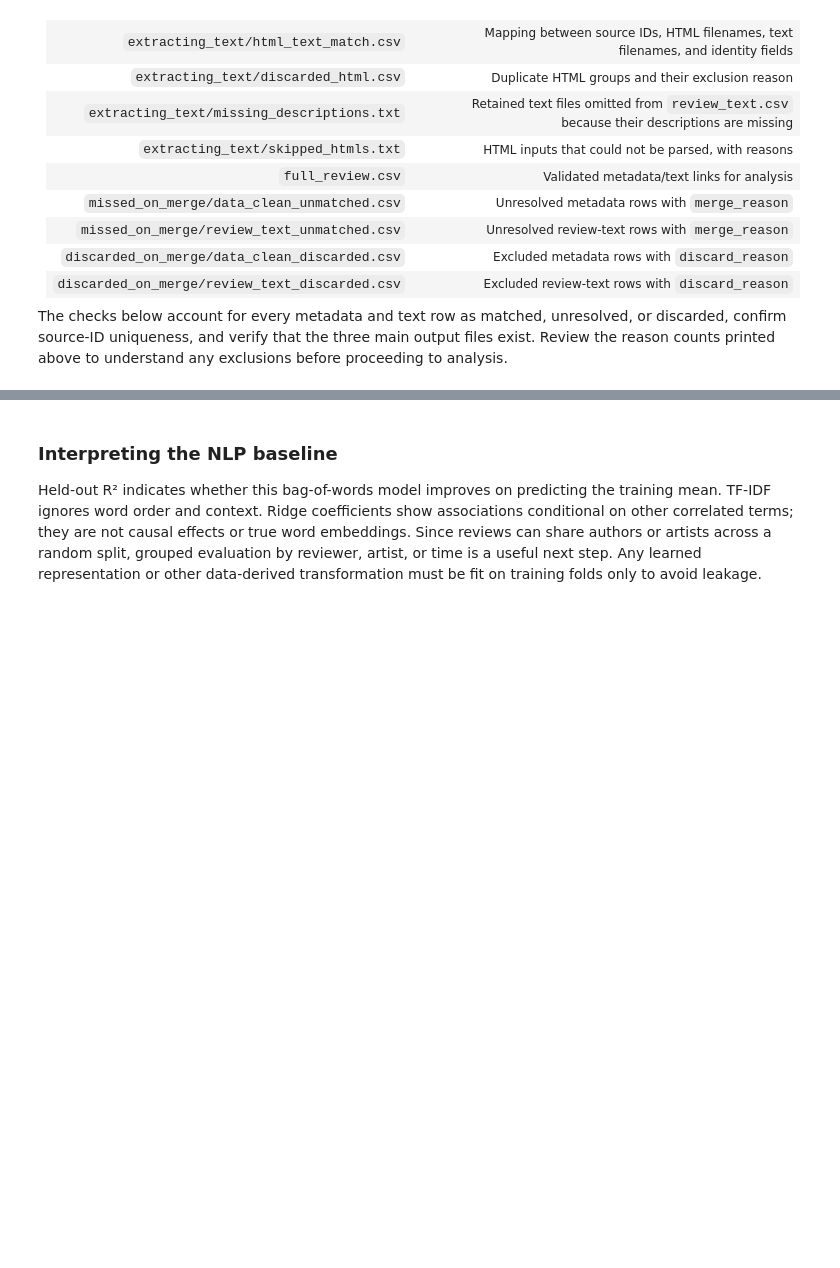
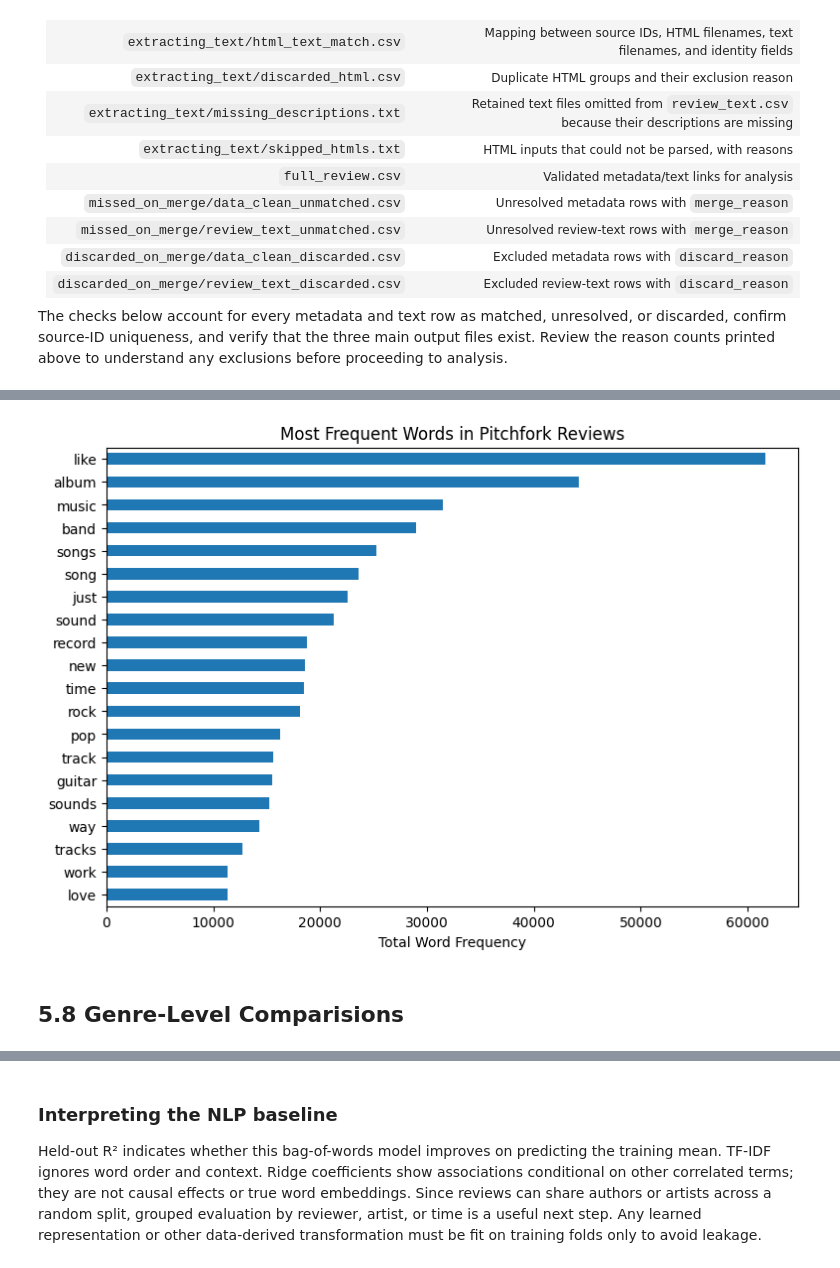
Before and after one commit to Oneplus-2997/objectively-reviewed-cos424, a Jupyter notebook: main_notebook.ipynb, the cells around one changed output, grey strips where cells are left out. Drawn from its saved outputs; the diff is of its cells as text; code cells hidden in the pictures; blank space fills up the shorter version.

```diff
--- a/main_notebook.ipynb
+++ b/main_notebook.ipynb
@@ -1505,0 +1751,17 @@ Workflow complete. Final dataset: /Users/jaypark/Classwork/COS424/objectively-re
+# %%
+vectorizer = CountVectorizer(
+    stop_words="english",
+    max_features=30,
+    min_df=5
+)
+
+X = vectorizer.fit_transform(
+    df["review"].fillna("")
+)
+
+word_counts = pd.Series(
+    X.sum(axis=0).A1,
+    index=vectorizer.get_feature_names_out()
+).sort_values(ascending=False)
+
+display(word_counts)
@@ -1505,0 +1787,13 @@ Workflow complete. Final dataset: /Users/jaypark/Classwork/COS424/objectively-re
+# %%
+word_counts.head(20).sort_values().plot(
+    kind="barh",
+    figsize=(9, 6)
+)
+
+plt.title("Most Frequent Words in Pitchfork Reviews")
+plt.xlabel("Total Word Frequency")
+plt.show()
+# %% [output]
+[figure, added]
+# %% [markdown]
+## 5.8 Genre-Level Comparisions
```
Also changed, not shown: parts of 47 cells of this notebook.
